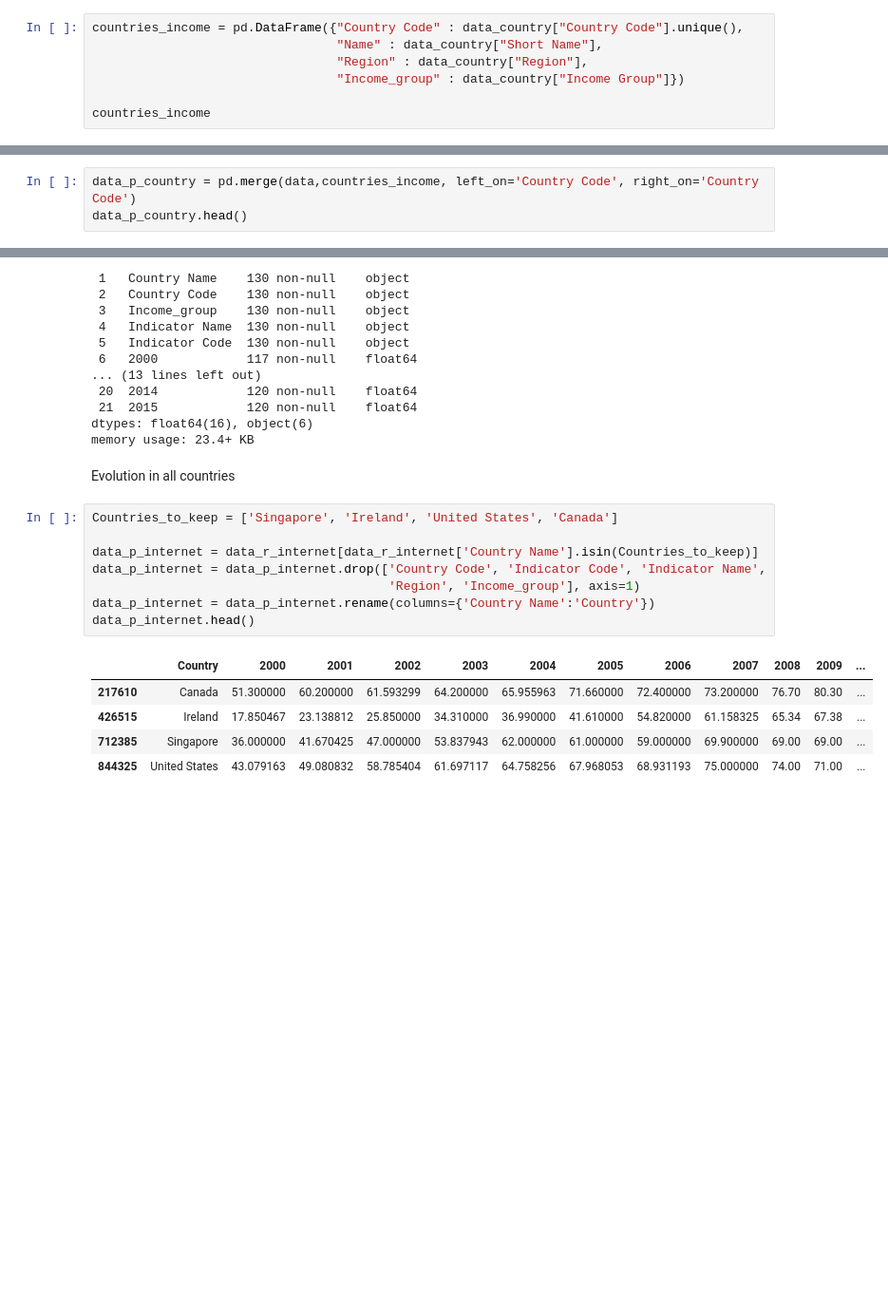
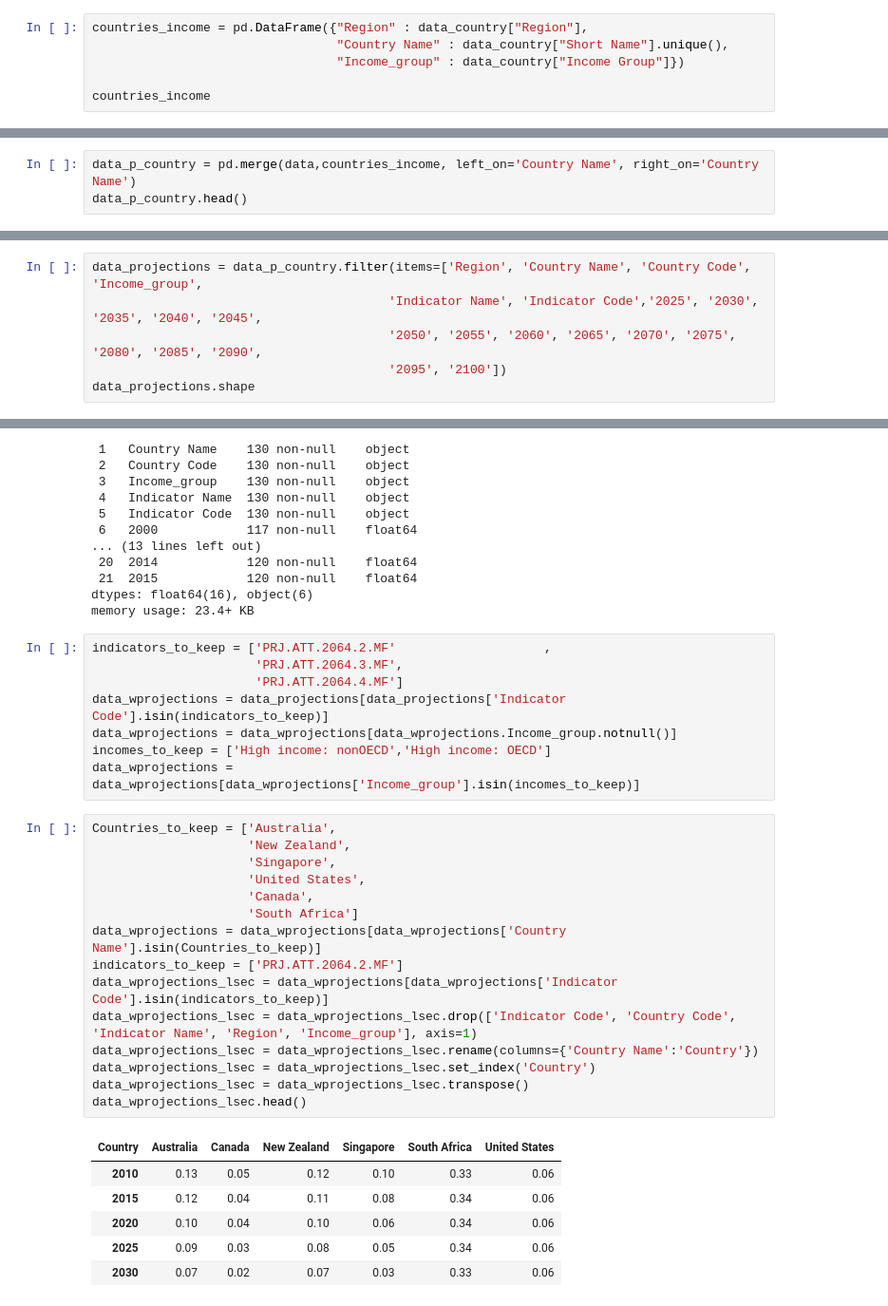
Before and after one commit to Azimoj/EdState-, a Jupyter notebook: P2.ipynb, the cells around one changed output, grey strips where cells are left out. Shown at 95% size. Saved outputs shown, nothing was run; the diff lists cells and outputs as text; blank space fills up the shorter version.

```diff
--- a/P2.ipynb
+++ b/P2.ipynb
@@ -79,9 +90,8 @@ Index(['Country Code', 'Short Name', 'Table Name', 'Long Name', '2-alpha code',
 # %% [markdown]
 __Create a DF with contry_code, name, region and income_group__
 # %%
-countries_income = pd.DataFrame({"Country Code" : data_country["Country Code"].unique(),
-                                 "Name" : data_country["Short Name"],
-                                 "Region" : data_country["Region"],
+countries_income = pd.DataFrame({"Region" : data_country["Region"],
+                                 "Country Name" : data_country["Short Name"].unique(),
                                  "Income_group" : data_country["Income Group"]})
 
 countries_income
@@ -102,7 +112,7 @@ countries_income
 # %% [markdown]
 __Adding 2 data frames (data plus countries_income)__
 # %%
-data_p_country = pd.merge(data,countries_income, left_on='Country Code', right_on='Country Code')
+data_p_country = pd.merge(data,countries_income, left_on='Country Name', right_on='Country Name')
 data_p_country.head()
 # %% [output]
 |  | Country Name | Country Code | Indicator Name | Indicator Code | 1970 | 1971 | 1972 | 1973 | ... |
@@ -150,0 +153,6 @@ data_p_country_reduced.shape
+# %%
+data_projections = data_p_country.filter(items=['Region', 'Country Name', 'Country Code', 'Income_group',
+                                        'Indicator Name', 'Indicator Code','2025', '2030', '2035', '2040', '2045',
+                                        '2050', '2055', '2060', '2065', '2070', '2075', '2080', '2085', '2090',
+                                        '2095', '2100'])
+data_projections.shape
@@ -1049,19 +915,33 @@ Data columns (total 22 columns):
  21  2015            120 non-null    float64
 dtypes: float64(16), object(6)
 memory usage: 23.4+ KB
-# %% [markdown]
-Evolution in all countries
+# %%
+indicators_to_keep = ['PRJ.ATT.2064.2.MF'                    ,
+                      'PRJ.ATT.2064.3.MF',
+                      'PRJ.ATT.2064.4.MF']
+data_wprojections = data_projections[data_projections['Indicator Code'].isin(indicators_to_keep)]
+data_wprojections = data_wprojections[data_wprojections.Income_group.notnull()]
+incomes_to_keep = ['High income: nonOECD','High income: OECD']
+data_wprojections = data_wprojections[data_wprojections['Income_group'].isin(incomes_to_keep)]
 # %%
-Countries_to_keep = ['Singapore', 'Ireland', 'United States', 'Canada']
-
-data_p_internet = data_r_internet[data_r_internet['Country Name'].isin(Countries_to_keep)]
-data_p_internet = data_p_internet.drop(['Country Code', 'Indicator Code', 'Indicator Name',
-                                        'Region', 'Income_group'], axis=1)
-data_p_internet = data_p_internet.rename(columns={'Country Name':'Country'})
-data_p_internet.head()
+Countries_to_keep = ['Australia',
+                     'New Zealand',
+                     'Singapore',
+                     'United States',
+                     'Canada',
+                     'South Africa']
+data_wprojections = data_wprojections[data_wprojections['Country Name'].isin(Countries_to_keep)]
+indicators_to_keep = ['PRJ.ATT.2064.2.MF']
+data_wprojections_lsec = data_wprojections[data_wprojections['Indicator Code'].isin(indicators_to_keep)]
+data_wprojections_lsec = data_wprojections_lsec.drop(['Indicator Code', 'Country Code', 'Indicator Name', 'Region', 'Income_group'], axis=1)
+data_wprojections_lsec = data_wprojections_lsec.rename(columns={'Country Name':'Country'})
+data_wprojections_lsec = data_wprojections_lsec.set_index('Country')
+data_wprojections_lsec = data_wprojections_lsec.transpose()
+data_wprojections_lsec.head()
 # %% [output]
-|  | Country | 2000 | 2001 | 2002 | 2003 | 2004 | 2005 | 2006 | 2007 | 2008 | 2009 | ... |
-| 217610 | Canada | 51.300000 | 60.200000 | 61.593299 | 64.200000 | 65.955963 | 71.660000 | 72.400000 | 73.200000 | 76.70 | 80.30 | ... |
-| 426515 | Ireland | 17.850467 | 23.138812 | 25.850000 | 34.310000 | 36.990000 | 41.610000 | 54.820000 | 61.158325 | 65.34 | 67.38 | ... |
-| 712385 | Singapore | 36.000000 | 41.670425 | 47.000000 | 53.837943 | 62.000000 | 61.000000 | 59.000000 | 69.900000 | 69.00 | 69.00 | ... |
-| 844325 | United States | 43.079163 | 49.080832 | 58.785404 | 61.697117 | 64.758256 | 67.968053 | 68.931193 | 75.000000 | 74.00 | 71.00 | ... |
+| Country | Australia | Canada | New Zealand | Singapore | South Africa | United States |
+| 2010 | 0.13 | 0.05 | 0.12 | 0.10 | 0.33 | 0.06 |
+| 2015 | 0.12 | 0.04 | 0.11 | 0.08 | 0.34 | 0.06 |
+| 2020 | 0.10 | 0.04 | 0.10 | 0.06 | 0.34 | 0.06 |
+| 2025 | 0.09 | 0.03 | 0.08 | 0.05 | 0.34 | 0.06 |
+| 2030 | 0.07 | 0.02 | 0.07 | 0.03 | 0.33 | 0.06 |
```
Also changed, not shown: parts of 160 cells of this notebook.
